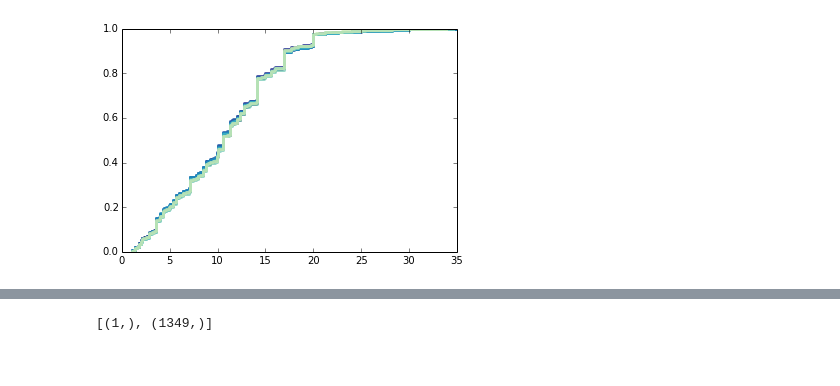
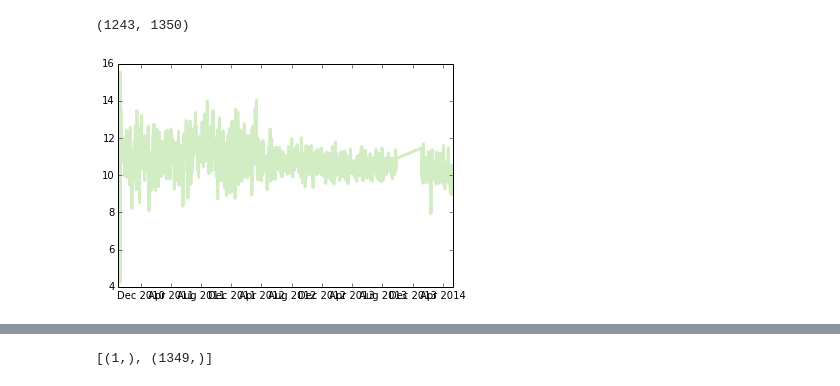
Before and after one commit to AllenDowney/ThinkStats2, a Jupyter notebook: code/chap12.ipynb, the cells around one changed output, grey strips where cells are left out. Saved outputs shown, nothing was run; the diff lists cells and outputs as text; code cells hidden in the pictures.

```diff
--- a/code/chap12.ipynb
+++ b/code/chap12.ipynb
@@ -14,6 +11,12 @@ Timestamp('2010-09-02 00:00:00', tz=None)
-# %%
-grouped = df[['dayofweek', 'ppg']].groupby('dayofweek')
-cdfs = grouped.aggregate(thinkstats2.Cdf)
-thinkplot.Cdfs(cdfs.ppg)
-# %% [output]
-[figure, removed]
+# %%
+grouped = df[['date', 'ppg']].groupby('date')
+daily = grouped.aggregate(np.mean)
+dates = pandas.date_range(daily.index.min(), daily.index.max())
+new = daily.reindex(dates)
+len(daily), len(new)
+# %% [output]
+(1243, 1350)
+# %%
+thinkplot.Plot(ppg.index, ppg.ppg)
+# %% [output]
+[figure, added]
```
Also changed, not shown: parts of 26 cells of this notebook, 1 other file.
